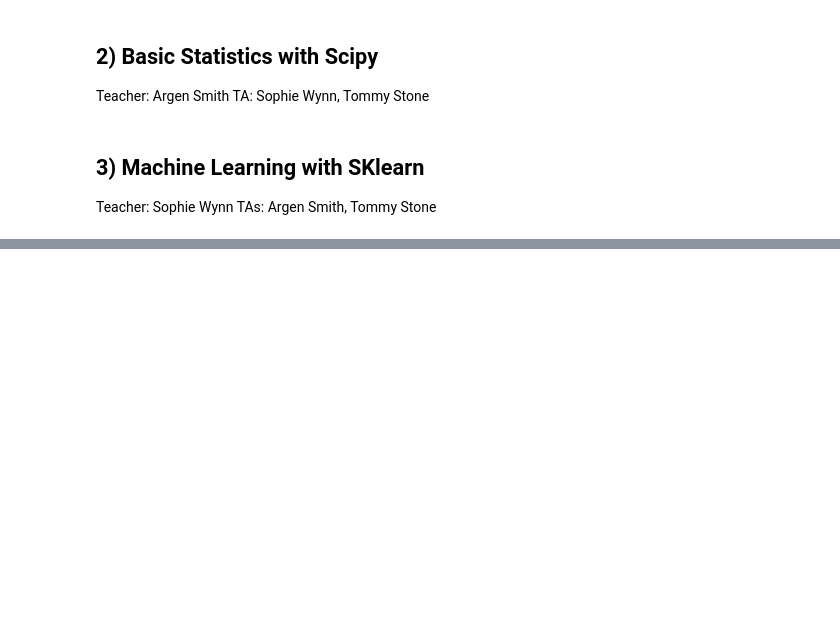
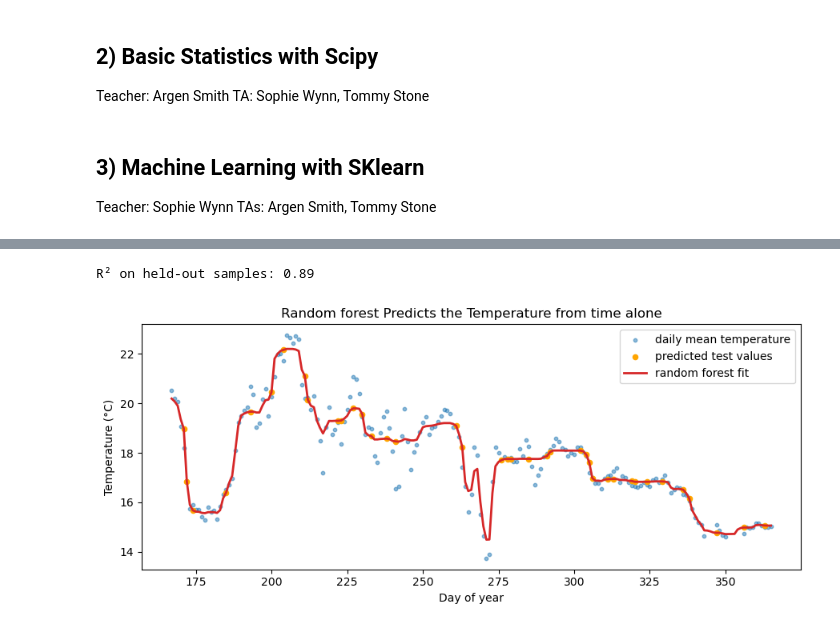
Before and after one commit to tgstone/sio-math-workshop, a Jupyter notebook: docs/source/2026/day3/data_workshop2.ipynb, the cells around one changed output, grey strips where cells are left out. Drawn from its saved outputs; the diff is of its cells as text; code cells hidden in the pictures; blank space fills up the shorter version.

```diff
--- a/docs/source/2026/day3/data_workshop2.ipynb
+++ b/docs/source/2026/day3/data_workshop2.ipynb
@@ -429,0 +563,47 @@ TAs: Argen Smith, Tommy Stone
+# %%
+#1. SET UP your dataset
+
+## add day of year column to the dataframe, from the scripps sst data
+good["doy"] = good["time"].apply(lambda t: t.timetuple().tm_yday)
+# average away the within-day and day-to-day noise
+daily = good.groupby("doy", as_index=False)["temperature"].mean()
+
+
+X, y = daily[["doy"]], daily["temperature"] # set the inputs and outputs
+
+#split up the test train
+X_train, X_test, y_train, y_test = train_test_split(X, y, test_size=0.2, random_state=0)
+
+# this defines the model, which is a random forest regressor with 200 trees and a maximum depth of 5. The random_state ensures reproducibility, and n_jobs=-1 allows the model to use all available CPU cores for training.
+sst_model = RandomForestRegressor(n_estimators=200, max_depth=5,
+                              random_state=0, n_jobs=-1)
+
+#fit the model
+sst_model.fit(X_train, y_train)
+
+#get the R² score on the held-out test set,
+r2 = sst_model.score(X_test, y_test)
+print(f"R² on held-out samples: {r2:.2f}")
+
+# predict from the test inputs
+y_pred = sst_model.predict(X_test)
+
+
+#what shape did it actually learn? predict across every day it saw, plot as a curve
+doy_grid = pd.DataFrame({"doy": np.arange(daily["doy"].min(), daily["doy"].max() + 1)})
+predicted_cycle = sst_model.predict(doy_grid) # this predicits all of the days in the range of the training data, which is useful for visualizing the learned seasonal cycle.
+
+plt.figure(figsize=(9, 4))
+plt.scatter(daily["doy"], daily["temperature"], s=10, alpha=0.5, label="daily mean temperature")
+# scatter in a different color the predicted test values
+plt.scatter(X_test["doy"], y_pred, s=20, alpha=1.0, color="orange", label="predicted test values")
+plt.plot(doy_grid["doy"], predicted_cycle, color="tab:red", lw=2, label="random forest fit")
+plt.xlabel("Day of year")
+plt.ylabel("Temperature (°C)")
+plt.title("Random forest Predicts the Temperature from time alone")
+plt.legend()
+plt.tight_layout()
+plt.show()
+# %% [output]
+R² on held-out samples: 0.89
+[figure, added]
```
Also changed, not shown: parts of 11 cells of this notebook.
